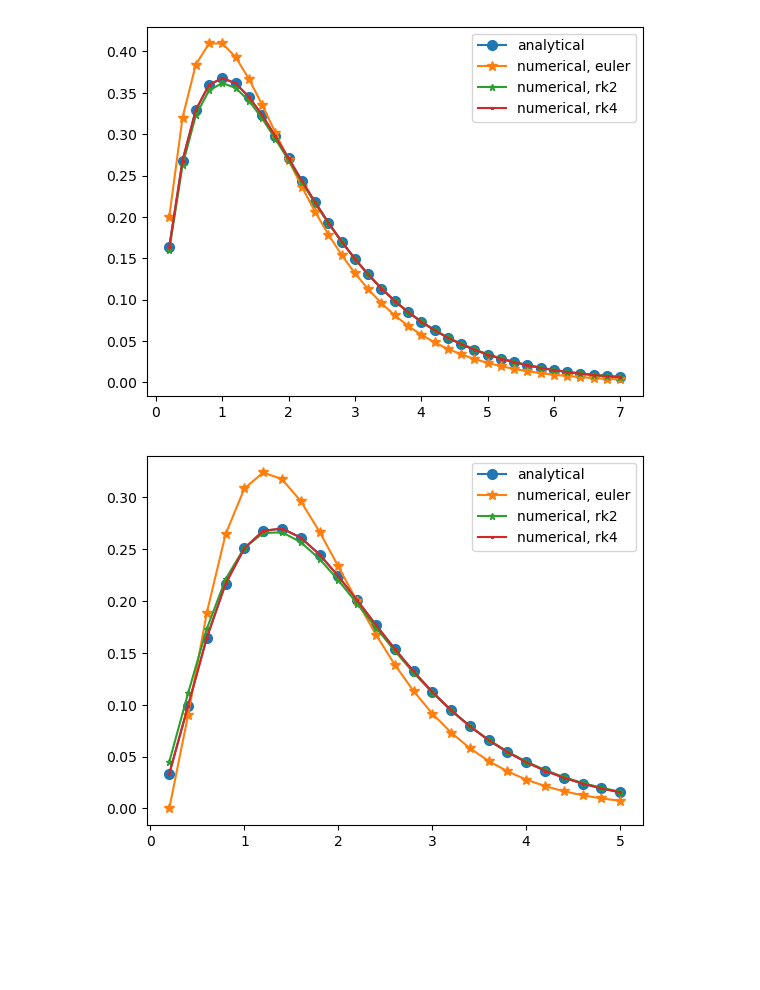
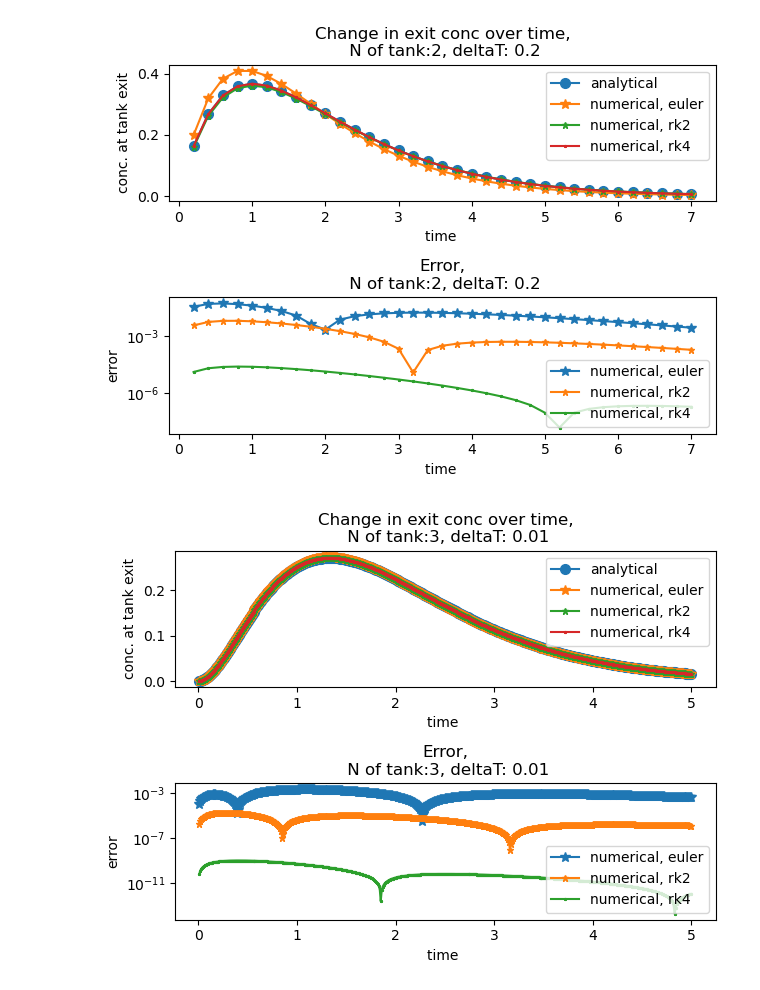
Before and after one commit to waves-stats/MOD_510_2023_autumn, a Jupyter notebook: Partha/project3/mod510_project3_partha.ipynb, the cells around one changed output. Cells and saved outputs as stored; diff of their text form; code cells hidden in the pictures; blank space fills up the shorter version.

Commit message:
Added error plots

```diff
--- a/Partha/project3/mod510_project3_partha.ipynb
+++ b/Partha/project3/mod510_project3_partha.ipynb
@@ -129,12 +129,26 @@ def solver_method_plot(tau = 2,N = 1,dt = 3,Tmax = 20):
     ts=solver.ts
     analitical= mixanalytical(solver.ts,tau,N=N)
 
-    fig, ax=plt.subplots()
+    fig, axs=plt.subplots(nrows=2)
+
+    ax=axs[0]
     ax.plot(ts, analitical,'-o',markersize=7, label='analytical')
     ax.plot(ts, soln1,'-*',markersize=7, label='numerical, euler')
     ax.plot(ts, soln2,'-*',markersize=5, label='numerical, rk2')
     ax.plot(ts, soln3,'-*',markersize=2, label='numerical, rk4')
-    plt.legend()
+    ax.set(xlabel='time ', ylabel='conc. at tank exit')
+    ax.set(title = f'Change in exit conc over time,\n N of tank:{N}, deltaT: {dt}')
+    ax.legend()
+
+    ax=axs[1]
+    #ax.plot(ts, analitical,'-o',markersize=7, label='analytical')
+    ax.plot(ts, np.abs(soln1-analitical),'-*',markersize=7, label='numerical, euler')
+    ax.plot(ts, np.abs(soln2-analitical),'-*',markersize=5, label='numerical, rk2')
+    ax.plot(ts, np.abs(soln3-analitical),'-*',markersize=2, label='numerical, rk4')
+    ax.set(xlabel='time ', ylabel='error', yscale='log')
+    ax.set(title = f'Error,\n N of tank:{N}, deltaT: {dt}')
+    ax.legend()
+    plt.tight_layout()
 # %%
 solver_method_plot()
 # %% [output]
@@ -146,8 +160,8 @@ solver_method_plot(dt = 1,Tmax = 20)
 # %%
 solver_method_plot(dt = .2,Tmax = 7,N=2)
 # %% [output]
-[figure, old version]
+[figure, new version]
 # %%
-solver_method_plot(dt = .2,Tmax = 5,N=3)
+solver_method_plot(dt = .01,Tmax = 5,N=3)
 # %% [output]
-[figure, old version]
+[figure, new version]
```
Also changed, not shown: parts of 13 cells of this notebook.
